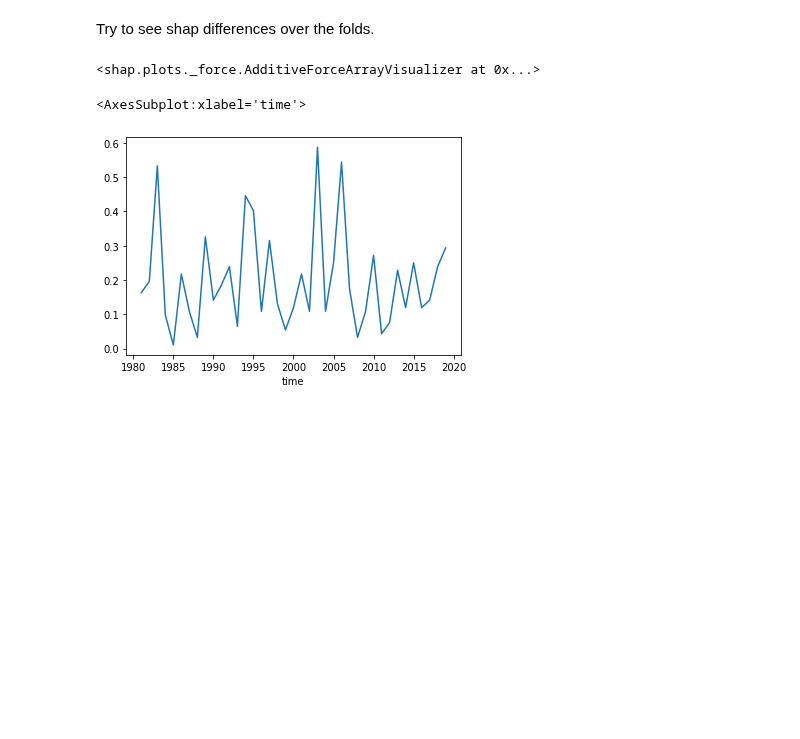
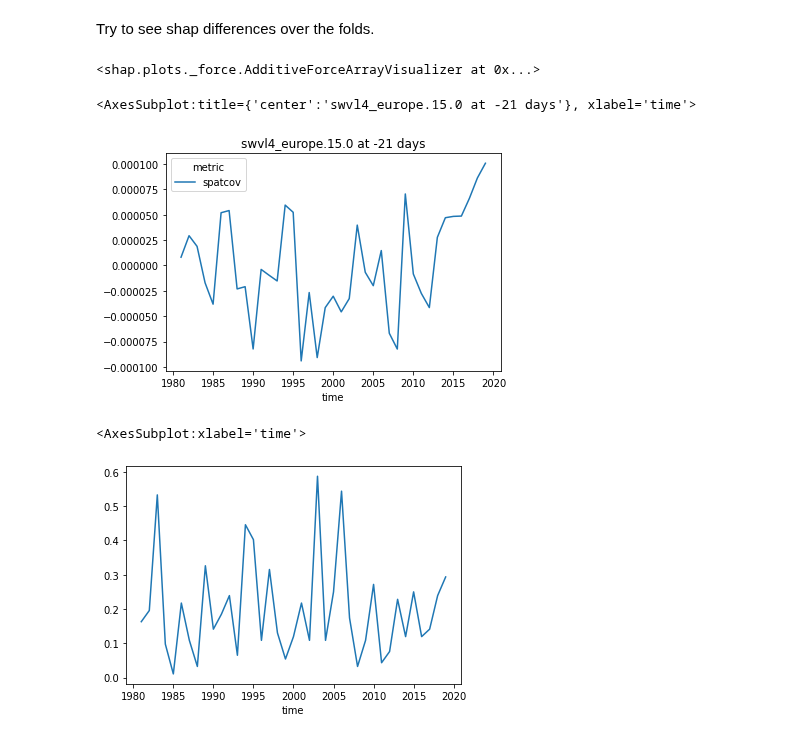
Before and after one commit to chiemvs/Weave, a Jupyter notebook: notebooks/visualize_shap.ipynb, the cells around one changed output. Saved outputs shown, nothing was run; the diff lists cells and outputs as text; code cells hidden in the pictures; blank space fills up the shorter version.

```diff
--- a/notebooks/visualize_shap.ipynb
+++ b/notebooks/visualize_shap.ipynb
@@ -71,6 +100,12 @@ val_per_year = df_in.groupby(df_in.index.year).mean()
 shap.force_plot(base_value = 0.2, shap_values=shap_per_year.values, features=val_per_year.values, feature_names=df.columns, ordering_keys=val_per_year.index)
 # %% [output]
 <shap.plots._force.AdditiveForceArrayVisualizer at 0x...>
+# %%
+val_per_year[('swvl4_europe',15,-36,-21,0)].plot(title = 'swvl4_europe.15.0 at -21 days')
+#val_per_year[('swvl4_europe',11,-32,-21,0)].plot()
+# %% [output]
+<AxesSubplot:title={'center':'swvl4_europe.15.0 at -21 days'}, xlabel='time'>
+[figure, added]
 # %%
 y.groupby(y.index.year).mean().plot()
 # %% [output]
```
Also changed, not shown: parts of 12 cells of this notebook, 4 other files.
